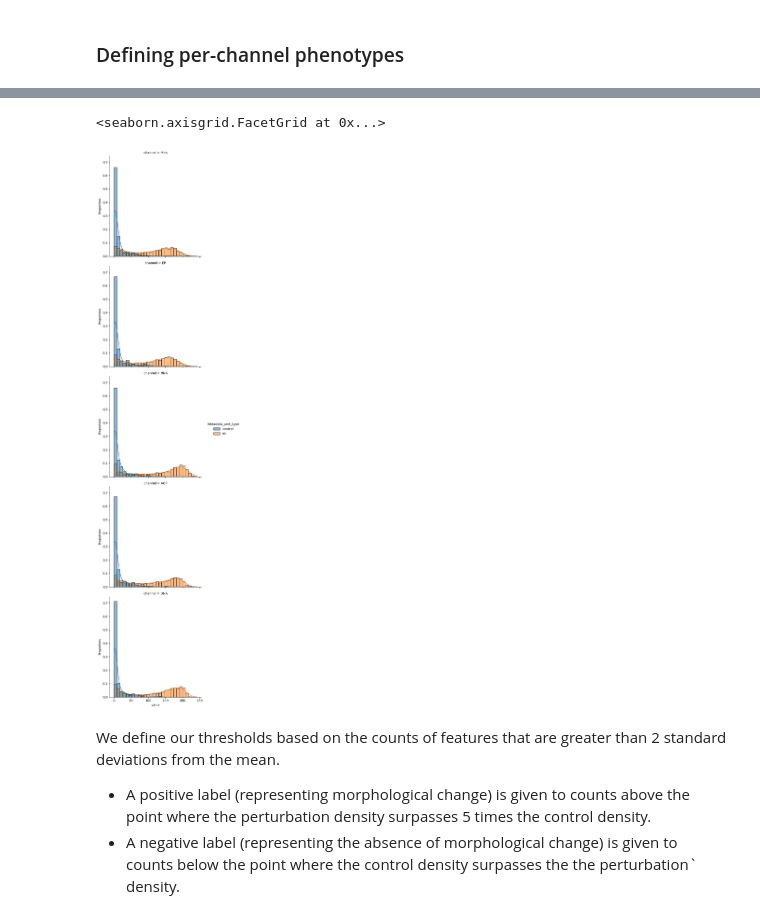
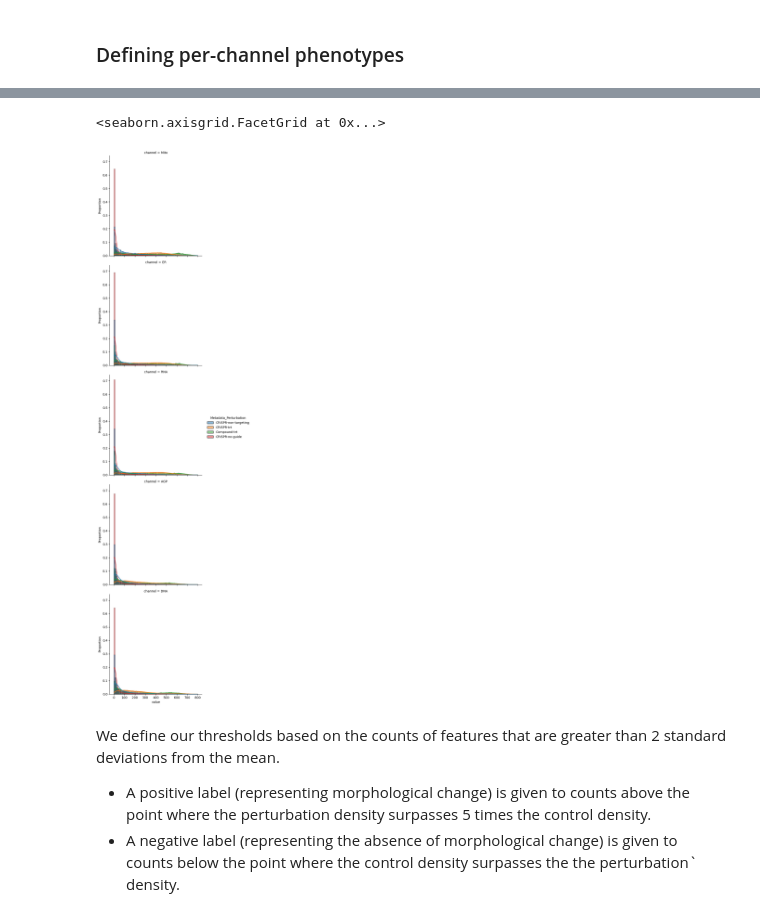
Before and after one commit to Craven-Biostat-Lab/morphology-prediction, a Jupyter notebook: data-loading-cpg0016.ipynb, the cells around one changed output, grey strips where cells are left out. Drawn from its saved outputs; the diff is of its cells as text; code cells hidden in the pictures.

Commit message:
per-channel labels for cpg0016

```diff
--- a/data-loading-cpg0016.ipynb
+++ b/data-loading-cpg0016.ipynb
@@ -459,7 +454,7 @@ exclusive_channels = feature_channels[feature_channels.Count == 1]
 # Get SD counts
 annotated_channel_sd2 = pd.concat(
     [
-        normalized_profiles[['Metadata_pert_type']]
+        normalized_profiles[['Metadata_Perturbation']]
     ] + [
         (normalized_profiles[exclusive_channels.index[exclusive_channels[channel]]].abs() > 2).sum(axis='columns').to_frame(name=channel)
         for channel in channels
@@ -467,20 +462,20 @@ annotated_channel_sd2 = pd.concat(
     axis='columns'
 )
 # %%
-long_annotated_channel_sd2 = annotated_channel_sd2.melt(id_vars='Metadata_pert_type', value_vars=channels, var_name='channel', ignore_index=False)
+long_annotated_channel_sd2 = annotated_channel_sd2.melt(id_vars='Metadata_Perturbation', value_vars=channels, var_name='channel', ignore_index=False)
 # %%
 sns.displot(
     data=long_annotated_channel_sd2,
     x='value',
     row='channel',
-    hue='Metadata_pert_type',
+    hue='Metadata_Perturbation',
     kde=True,
     common_norm=False,
     stat='proportion'
 )
 # %% [output]
 <seaborn.axisgrid.FacetGrid at 0x...>
-[figure, old version]
+[figure, new version]
 # %% [markdown]
 We define our thresholds based on the counts of features that are greater than 2 standard deviations from the mean.
 
```
Also changed, not shown: parts of 7 cells of this notebook.
